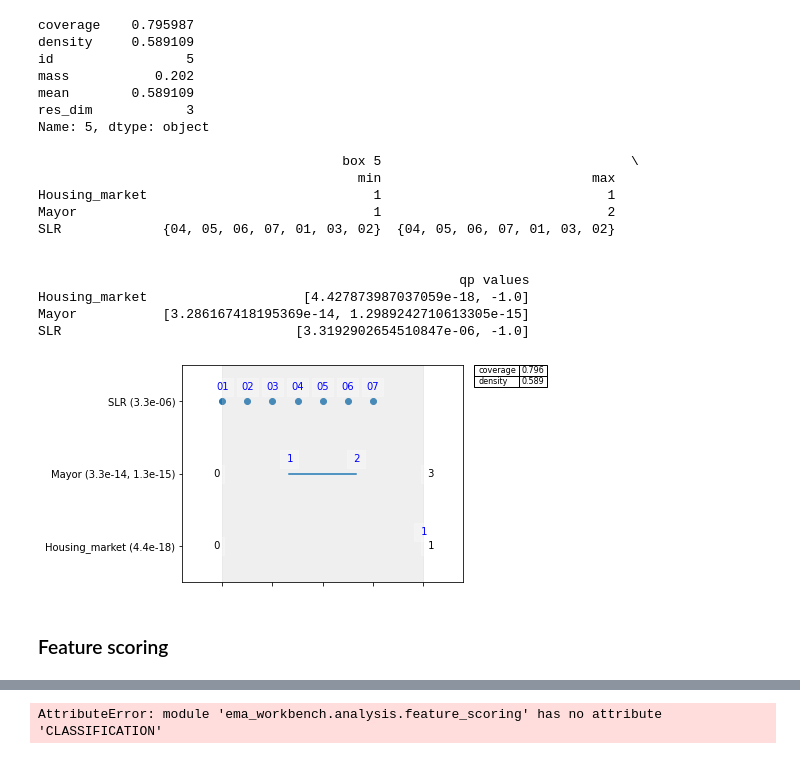
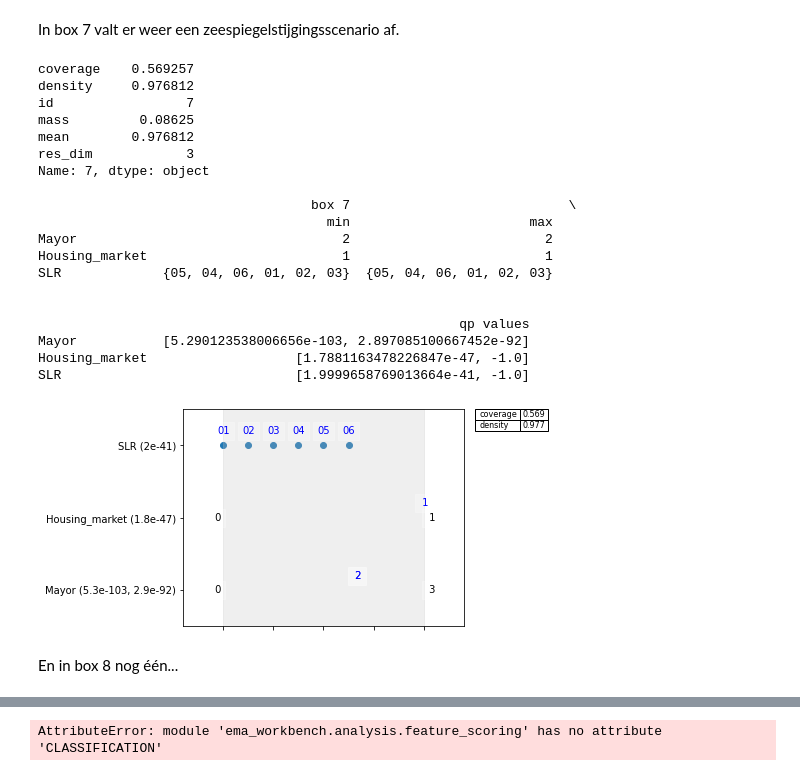
Before and after one commit to keesvanginkel/Urban-SETP, a Jupyter notebook: Workbench.ipynb, the cells around one changed output, grey strips where cells are left out. Saved outputs shown, nothing was run; the diff lists cells and outputs as text; code cells hidden in the pictures.

```diff
--- a/Workbench.ipynb
+++ b/Workbench.ipynb
@@ -49,7 +49,7 @@ ema_logging.log_to_stderr(ema_logging.INFO)
 #experiments, outcomes = perform_experiments(models=model,scenarios=500,policies=4)
 
 with MultiprocessingEvaluator(model) as evaluator:
-    results = evaluator.perform_experiments(scenarios=500,policies=4)
+    results = evaluator.perform_experiments(scenarios=1000,policies=4)
 experiments, outcomes = results
 # %% [output]
 [MainProcess/INFO] pool started
@@ -152,25 +233,27 @@ SLR                              [2.9345530380172798e-09, -1.0]
+# %% [markdown]
+In box 7 valt er weer een zeespiegelstijgingsscenario af.
 # %%
-box1.inspect(5)
-box1.inspect(5, style='graph')
+box1.inspect(7)
+box1.inspect(7,style='graph')
 plt.show()
 # %% [output]
-coverage    0.795987
-density     0.589109
-id                 5
-mass           0.202
-mean        0.589109
+coverage    0.569257
+density     0.976812
+id                 7
+mass         0.08625
+mean        0.976812
 res_dim            3
-Name: 5, dtype: object
+Name: 7, dtype: object
 
-                                       box 5                                \
-                                         min                           max
-Housing_market                             1                             1
-Mayor                                      1                             2
-SLR             {04, 05, 06, 07, 01, 03, 02}  {04, 05, 06, 07, 01, 03, 02}
+                                   box 7                            \
+                                     min                       max
+Mayor                                  2                         2
+Housing_market                         1                         1
+SLR             {05, 04, 06, 01, 02, 03}  {05, 04, 06, 01, 02, 03}
 
 
                                                       qp values
-Housing_market                    [4.427873987037059e-18, -1.0]
-Mayor           [3.286167418195369e-14, 1.2989242710613305e-15]
-SLR                              [3.3192902654510847e-06, -1.0]
+Mayor           [5.290123538006656e-103, 2.897085100667452e-92]
+Housing_market                   [1.7881163478226847e-47, -1.0]
+SLR                              [1.9999658769013664e-41, -1.0]
-[figure, old version]
+[figure, new version]
@@ -180,2 +260,2 @@ plt.show()
-# %% [markdown]
-### Feature scoring
+# %% [markdown]
+En in box 8 nog één...
```
Also changed, not shown: parts of 35 cells of this notebook.
